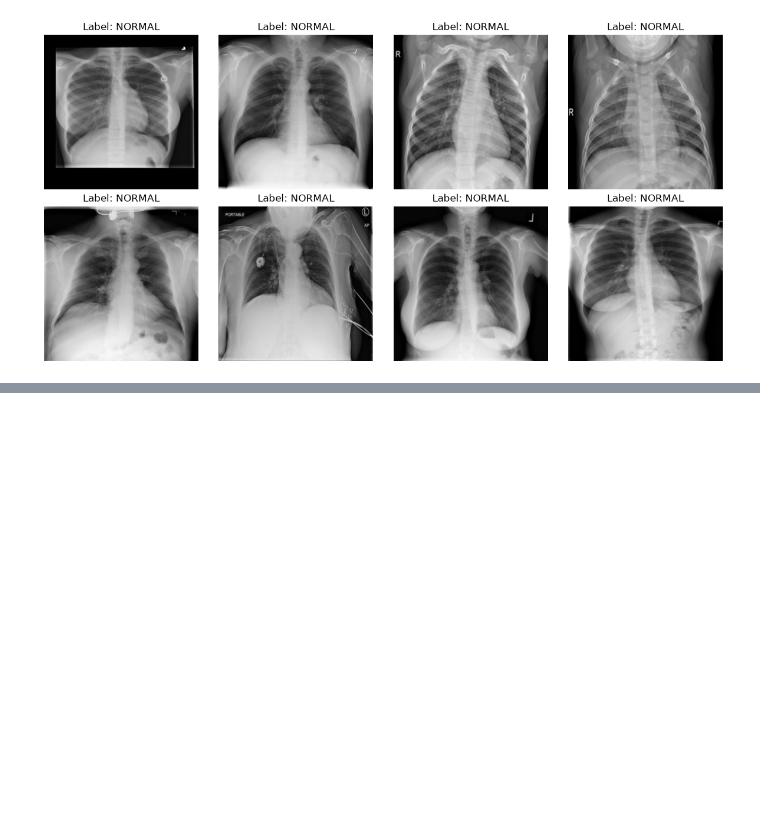
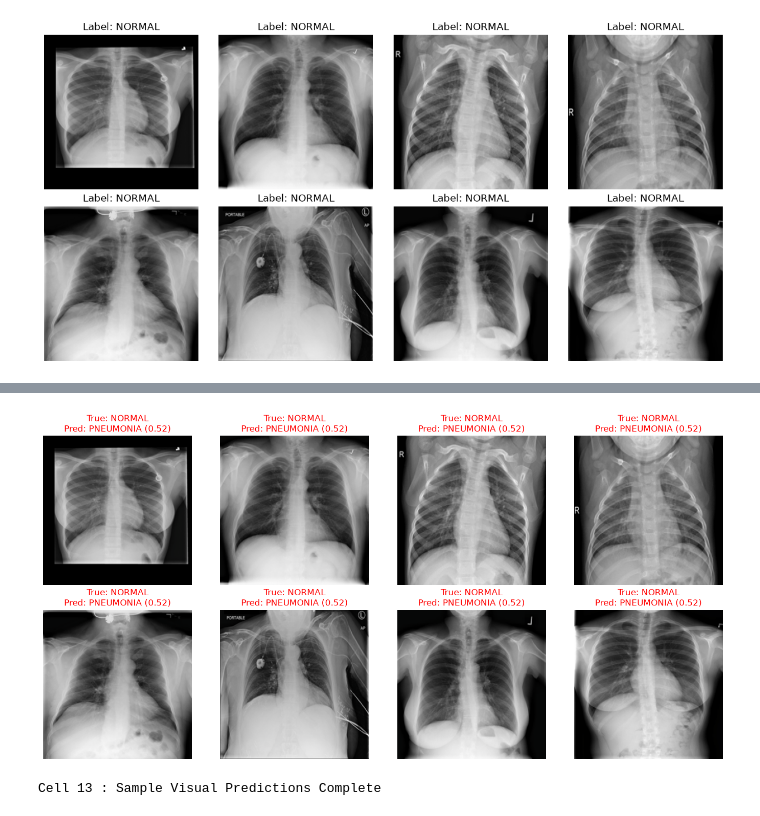
Before and after one commit to jaimulhaque/Pneumonia-MultiModel-XAI, a Jupyter notebook: notebooks/13_Dataset_v2_MultiSource.ipynb, the cells around one changed output, grey strips where cells are left out. Drawn from its saved outputs; the diff is of its cells as text; code cells hidden in the pictures; blank space fills up the shorter version.

```diff
--- a/notebooks/13_Dataset_v2_MultiSource.ipynb
+++ b/notebooks/13_Dataset_v2_MultiSource.ipynb
@@ -508 +454,48 @@ print("Cell 12 : ROC & PR Curves Generated")
 Cell 12 : ROC & PR Curves Generated
+# %%
+# ============================================================
+# Cell 13: Visualize Sample Predictions (True vs Predicted Labels)
+# ============================================================
+import numpy as np
+
+# Retrieve a single batch for sample visual inspection
+sample_images, sample_labels, sample_paths = next(iter(test_loader))
+sample_images_dev = sample_images.to(device)
+
+with torch.no_grad():
+    outputs = model(sample_images_dev)
+    probs = torch.softmax(outputs, dim=1)[:, 1]
+    _, preds = torch.max(outputs, 1)
+
+preds_np = preds.cpu().numpy()
+labels_np = sample_labels.numpy()
+idx_to_class = {0: "NORMAL", 1: "PNEUMONIA"}
+
+# Display 8 sample predictions
+fig, axes = plt.subplots(2, 4, figsize=(14, 7))
+
+for i, ax in enumerate(axes.flat):
+    if i < len(sample_images):
+        # Un-normalize image for visualization
+        img = sample_images[i].numpy().transpose((1, 2, 0))
+        mean = np.array([0.485, 0.456, 0.406])
+        std = np.array([0.229, 0.224, 0.225])
+        img = std * img + mean
+        img = np.clip(img, 0, 1)
+
+        true_label = idx_to_class[labels_np[i]]
+        pred_label = idx_to_class[preds_np[i]]
+        prob_val = probs[i].item() if pred_label == "PNEUMONIA" else 1 - probs[i].item()
+
+        color = "green" if true_label == pred_label else "red"
+
+        ax.imshow(img)
+        ax.set_title(f"True: {true_label}\nPred: {pred_label} ({prob_val:.2f})", color=color)
+        ax.axis("off")
+
+plt.tight_layout()
+plt.show()
+print("Cell 13 : Sample Visual Predictions Complete")
+# %% [output]
+[figure, added]
+Cell 13 : Sample Visual Predictions Complete
```
Also changed, not shown: parts of 5 cells of this notebook.
